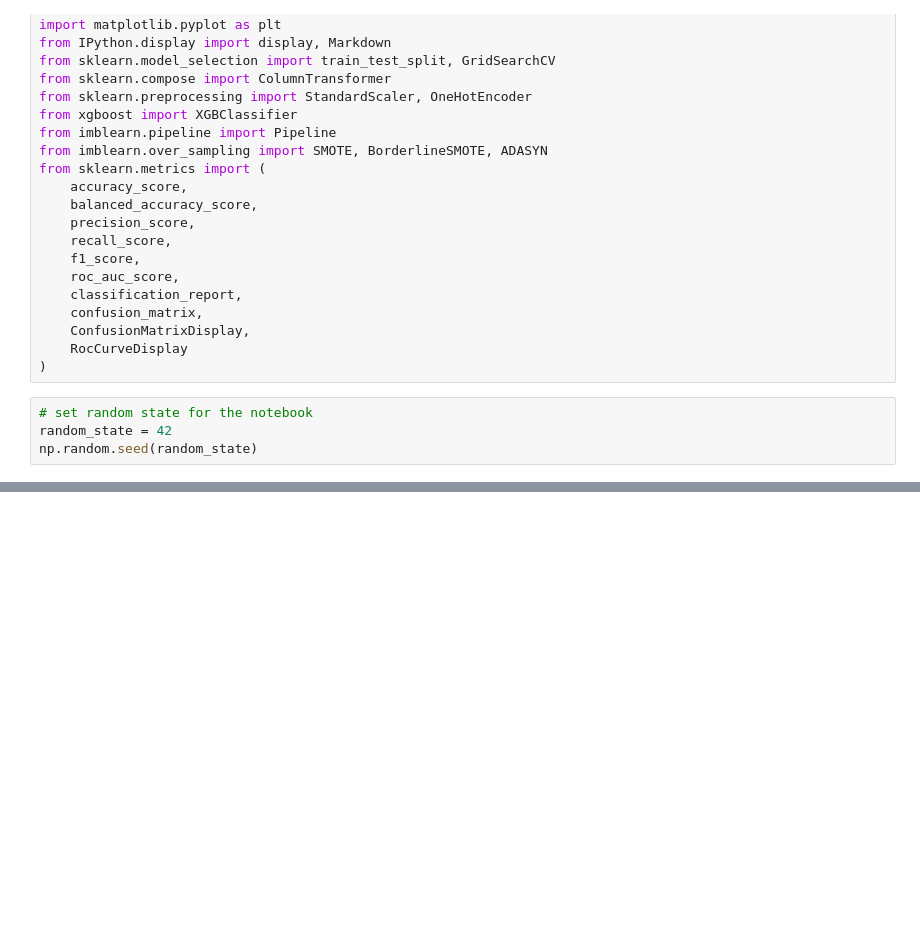
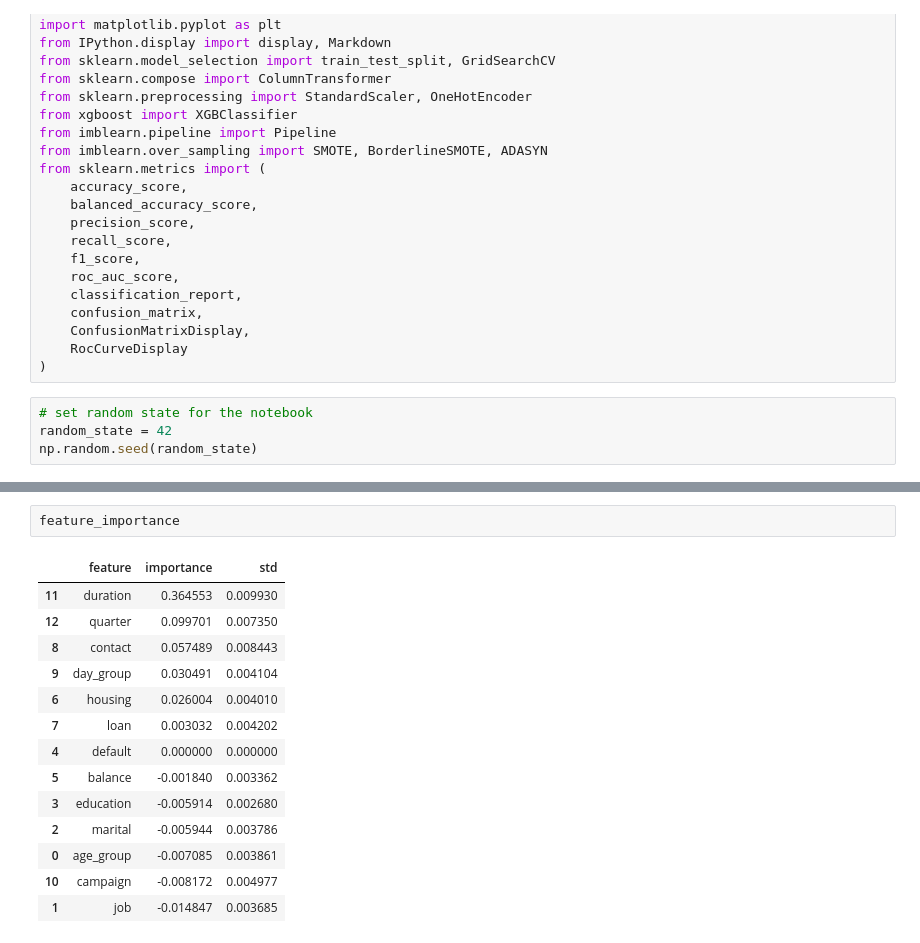
Before and after one commit to mattclark186/uyBvjh22fVpcb3UX, a Jupyter notebook: notebooks/modeling/xgboost_classifier.ipynb, the cells around one changed output, grey strips where cells are left out. Drawn from its saved outputs; the diff is of its cells as text; blank space fills up the shorter version.

```diff
--- a/notebooks/modeling/xgboost_classifier.ipynb
+++ b/notebooks/modeling/xgboost_classifier.ipynb
@@ -170,0 +173,17 @@ plt.show()
+# %%
+feature_importance
+# %% [output]
+|  | feature | importance | std |
+| 11 | duration | 0.364553 | 0.009930 |
+| 12 | quarter | 0.099701 | 0.007350 |
+| 8 | contact | 0.057489 | 0.008443 |
+| 9 | day_group | 0.030491 | 0.004104 |
+| 6 | housing | 0.026004 | 0.004010 |
+| 7 | loan | 0.003032 | 0.004202 |
+| 4 | default | 0.000000 | 0.000000 |
+| 5 | balance | -0.001840 | 0.003362 |
+| 3 | education | -0.005914 | 0.002680 |
+| 2 | marital | -0.005944 | 0.003786 |
+| 0 | age_group | -0.007085 | 0.003861 |
+| 10 | campaign | -0.008172 | 0.004977 |
+| 1 | job | -0.014847 | 0.003685 |
```
Also changed, not shown: parts of 2 cells of this notebook, 2 other files.
